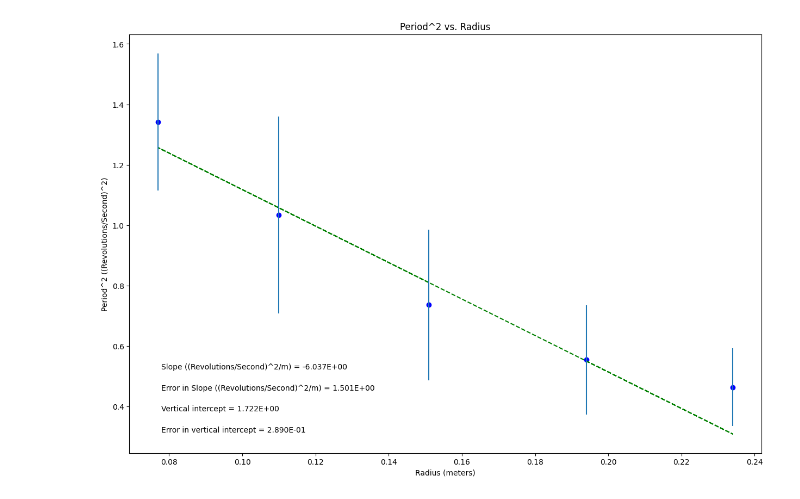
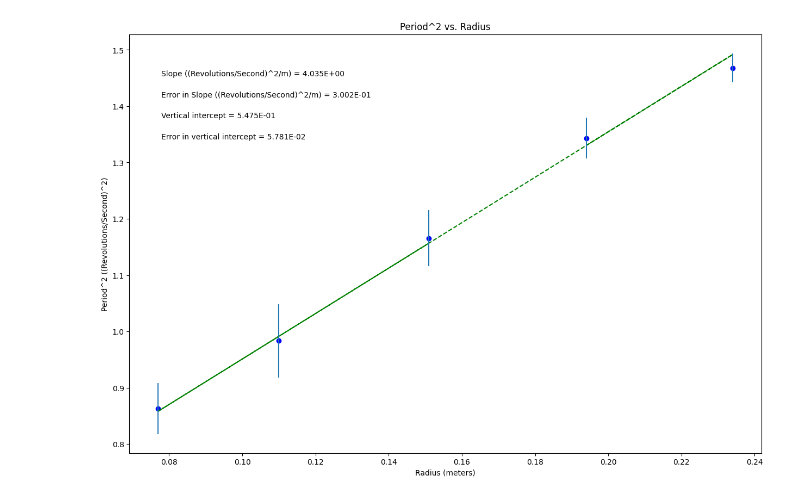
Before and after one commit to anya-craig/PhysicsLab, a Jupyter notebook: PHSXlab_uniform_circular_motion.ipynb, the cells around one changed output. Saved outputs shown, nothing was run; the diff lists cells and outputs as text; code cells hidden in the pictures.

```diff
--- a/PHSXlab_uniform_circular_motion.ipynb
+++ b/PHSXlab_uniform_circular_motion.ipynb
@@ -21,9 +21,9 @@ import matplotlib.pyplot as plt
 
 xvariable_radius = np.array([0.151, 0.110, 0.077, 0.234, 0.194])
 
-yvariable_periodsquared = np.array([0.7360391625, 1.033624893, 1.342076082, 0.4640319551, 0.5542665041])
+yvariable_periodsquared = np.array([1.1656, 0.9836, 0.8632, 1.468, 1.3432])
 
-err_yvariable_uncertaintyperiodsquared = np.array([0.2489497941, 0.3256009828, 0.226856783, 0.1294604187, 0.1808424729])
+err_yvariable_uncertaintyperiodsquared = np.array([0.04978995883, 0.06512019656, 0.0453713566, 0.02589208373, 0.03616849458])
 
 
 
@@ -45,7 +45,7 @@ slope_units= '(Revolutions/Second)^2/m'
 #UPDATE ANNOTATION PLACEMENT SO IT'S OUT OF WAY OF PLOTTED DATA AND BEST FIT LINE
 #integer from 1 to 4, top R corner is 1 (counter-clockwise from there)
 
-annotation_placement=3
+annotation_placement=2
 
 
 #-----------------------------------------------------------------------#
@@ -92,31 +92,31 @@ elif annotation_placement==3 or annotation_placement==4:
 #Don't need to change anything in this section!
 
 #Plot data on graph. Plot error bars and place values for slope,
 #error in slope, and vertical intercept (plus error) on the plot using "annotate"
 
 plt.figure(figsize=(15,10))
 
 plt.plot(x, fit, color='green', linestyle='--')
 plt.scatter(x, y, color='blue', marker='o')
 
 plt.xlabel(x_label)
 plt.ylabel(y_label)
 plt.title(plot_title)
 
 plt.errorbar(x, y, yerr=dy, xerr=None, fmt="none") #don't need to plot x error bars
 
 plt.annotate('Slope ({}) = {value:.{digits}E}'.format(slope_units,value=m, digits=3),
              (xpos, ypos[0]), xycoords='axes fraction')
 
 plt.annotate('Error in Slope ({}) = {value:.{digits}E}'.format(slope_units,value=dm, digits=3),
              (xpos, ypos[1]), xycoords='axes fraction')
 
 plt.annotate('Vertical intercept = {value:.{digits}E}'.format(value=b, digits=3),
              (xpos, ypos[2]), xycoords='axes fraction')
 
 plt.annotate('Error in vertical intercept = {value:.{digits}E}'.format(value=db, digits=3),
              (xpos, ypos[3]), xycoords='axes fraction')
 
 plt.show()
 # %% [output]
-[figure, old version]
+[figure, new version]
```
